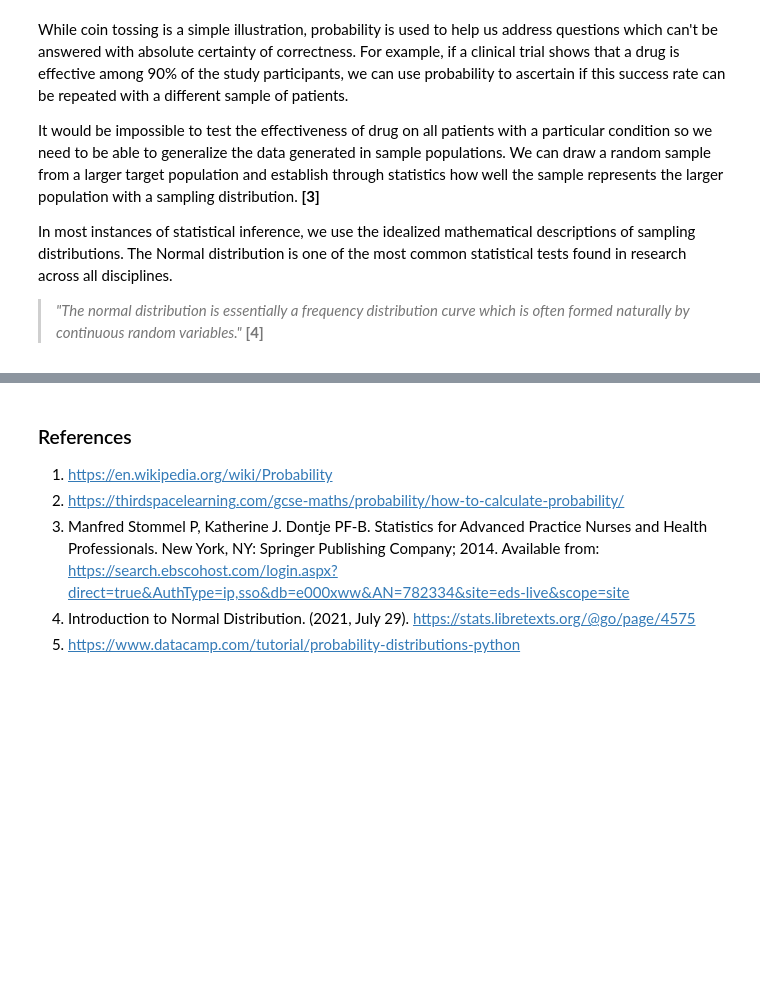
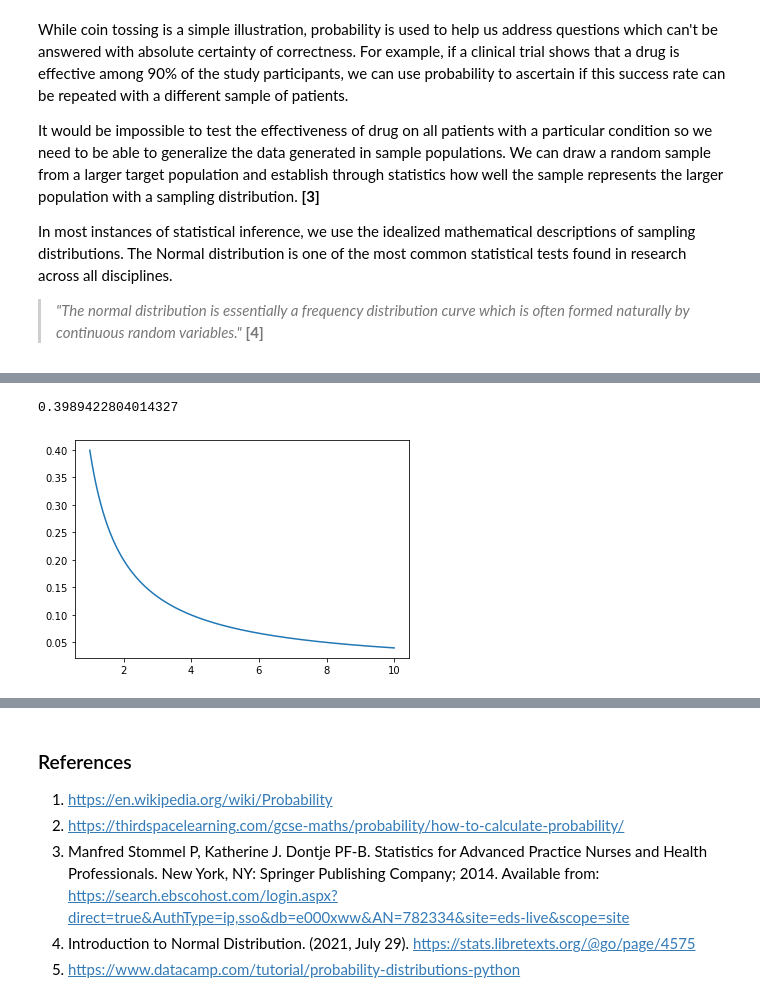
Before and after one commit to BreeTree/cow-way, a Jupyter notebook: Normal-Distribution-Notebook-BH.ipynb, the cells around one changed output, grey strips where cells are left out. Drawn from its saved outputs; the diff is of its cells as text; code cells hidden in the pictures; blank space fills up the shorter version.

```diff
--- a/Normal-Distribution-Notebook-BH.ipynb
+++ b/Normal-Distribution-Notebook-BH.ipynb
@@ -67,0 +76,14 @@ $$ \frac{1}{\sqrt{2 \pi \sigma^2 }} e^{-\frac{(x - \mu)^2}{2 \sigma^2}} $$
+# %%
+# Use the numpy mathematical functions to find square root (np.sqrt) and insert pi (np.pi)
+sigma = 1.0
+part_1 = 1.0 / np.sqrt(2 * np.pi * sigma**2)
+part_1
+# %% [output]
+0.3989422804014327
+# %%
+# Plot Part 1
+sigma_vals = np.linspace(1.0, 10.0, 1000)
+
+plt.plot(sigma_vals, 1.0 / np.sqrt(2 * np.pi * sigma_vals**2));
+# %% [output]
+[figure, added]
```
Also changed, not shown: parts of 16 cells of this notebook, 1 other file.
